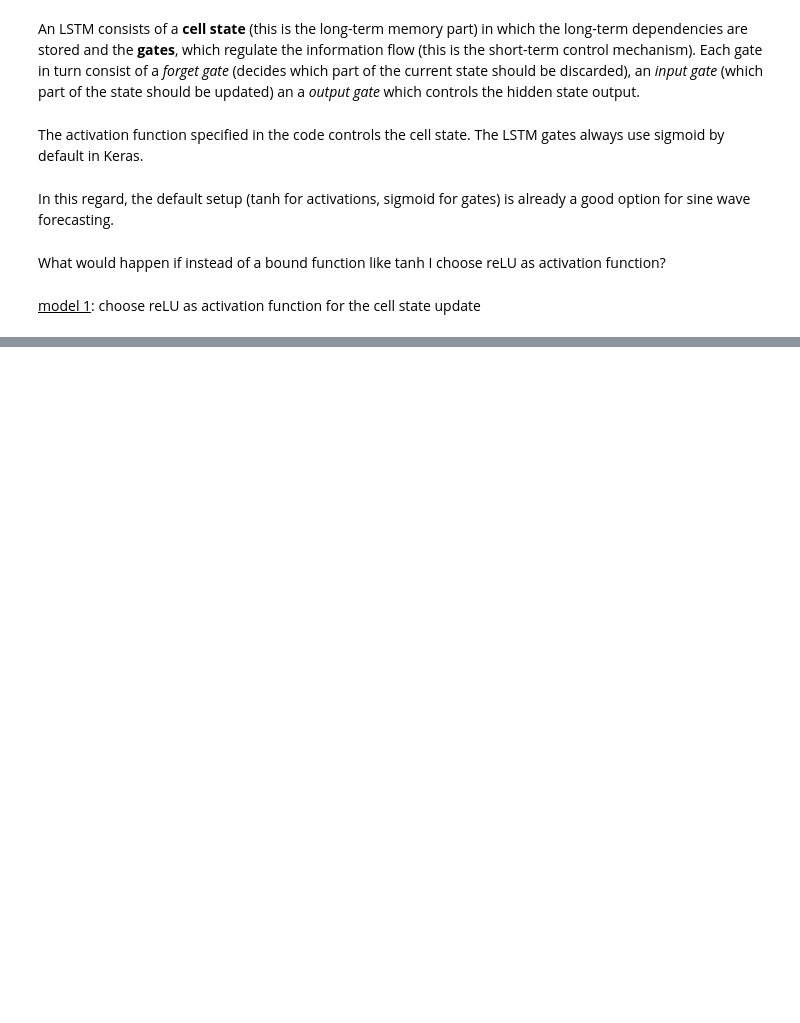
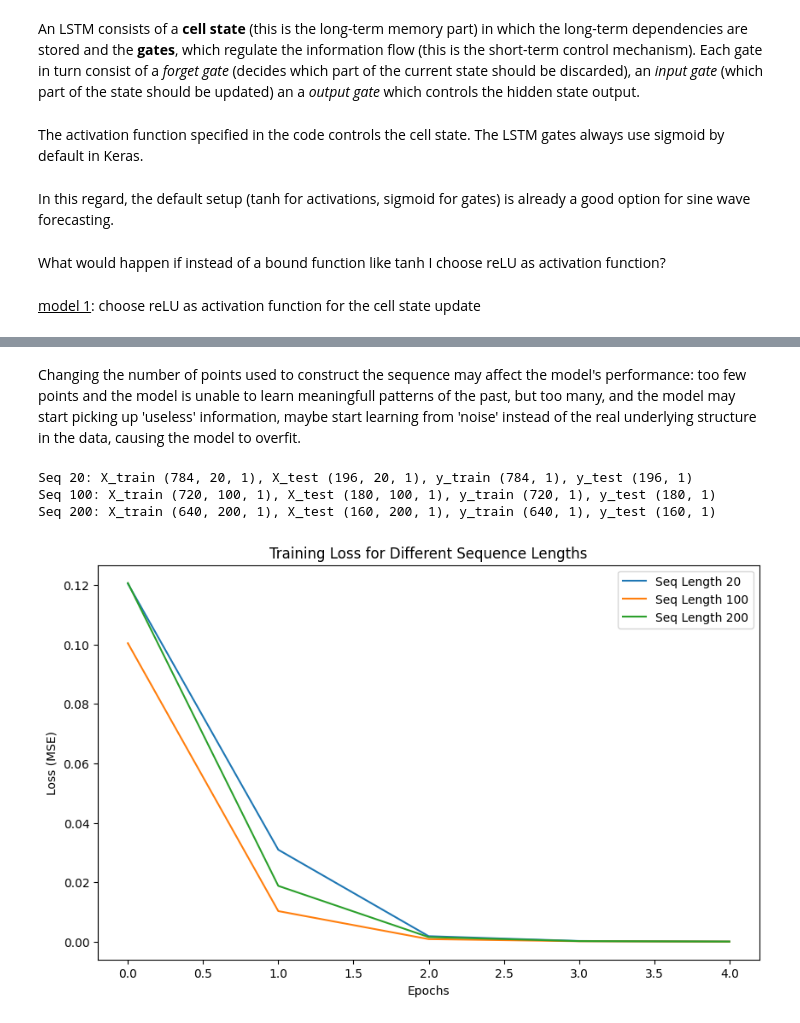
Before and after one commit to EzeMaza/Time-Series-Projects, a Jupyter notebook: LSTM.ipynb, the cells around one changed output, grey strips where cells are left out. Drawn from its saved outputs; the diff is of its cells as text; code cells hidden in the pictures; blank space fills up the shorter version.

```diff
--- a/LSTM.ipynb
+++ b/LSTM.ipynb
@@ -216,0 +254,2 @@ print(df)
+# %% [markdown]
+Changing the number of points used to construct the sequence may affect the model's performance: too few points and the model is unable to learn meaningfull patterns of the past, but too many, and the model may start picking up 'useless' information, maybe start learning from 'noise' instead of the real underlying structure in the data, causing the model to overfit.
@@ -216,0 +266,51 @@ print(df)
+# %%
+train_size_ratio = 0.8  # Define train-test split ratio
+
+X_train_seq = {}
+X_test_seq = {}
+y_train_seq = {}
+y_test_seq = {}
+
+for seq in seq_lengths:
+    X, y = X_seq[seq], y_seq[seq]  # Retrieve sequences for the given length
+
+    train_size = int(len(X) * train_size_ratio)  # Compute train size
+
+    # Split data into train and test sets
+    X_train_seq[seq], X_test_seq[seq] = X[:train_size], X[train_size:]
+    y_train_seq[seq], y_test_seq[seq] = y[:train_size], y[train_size:]
+
+    # Reshape X_train and X_test for LSTM input (samples, timesteps, features)
+    X_train_seq[seq] = X_train_seq[seq].reshape((X_train_seq[seq].shape[0], X_train_seq[seq].shape[1], 1))
+    X_test_seq[seq] = X_test_seq[seq].reshape((X_test_seq[seq].shape[0], X_test_seq[seq].shape[1], 1))
+
+    # Print shape to verify correctness
+    print(f"Seq {seq}: X_train {X_train_seq[seq].shape}, X_test {X_test_seq[seq].shape}, y_train {y_train_seq[seq].shape}, y_test {y_test_seq[seq].shape}")
+# %% [output]
+Seq 20: X_train (784, 20, 1), X_test (196, 20, 1), y_train (784, 1), y_test (196, 1)
+Seq 100: X_train (720, 100, 1), X_test (180, 100, 1), y_train (720, 1), y_test (180, 1)
+Seq 200: X_train (640, 200, 1), X_test (160, 200, 1), y_train (640, 1), y_test (160, 1)
+# %%
+models = {}
+summaries = {}
+
+for seq in seq_lengths:
+    model, summary = build_and_train_lstm(X_train_seq[seq], y_train_seq[seq])
+
+    models[seq] = model
+    summaries[seq] = summary
+# %%
+# Plot training loss for each sequence length
+plt.figure(figsize=(10, 6))
+
+for seq in seq_lengths:
+    loss_values = summaries[seq].history['loss']
+    plt.plot(loss_values, label=f'Seq Length {seq}')
+
+plt.xlabel('Epochs')
+plt.ylabel('Loss (MSE)')
+plt.title('Training Loss for Different Sequence Lengths')
+plt.legend()
+plt.show()
+# %% [output]
+[figure, added]
```
Also changed, not shown: parts of 65 cells of this notebook, 1 other file.
